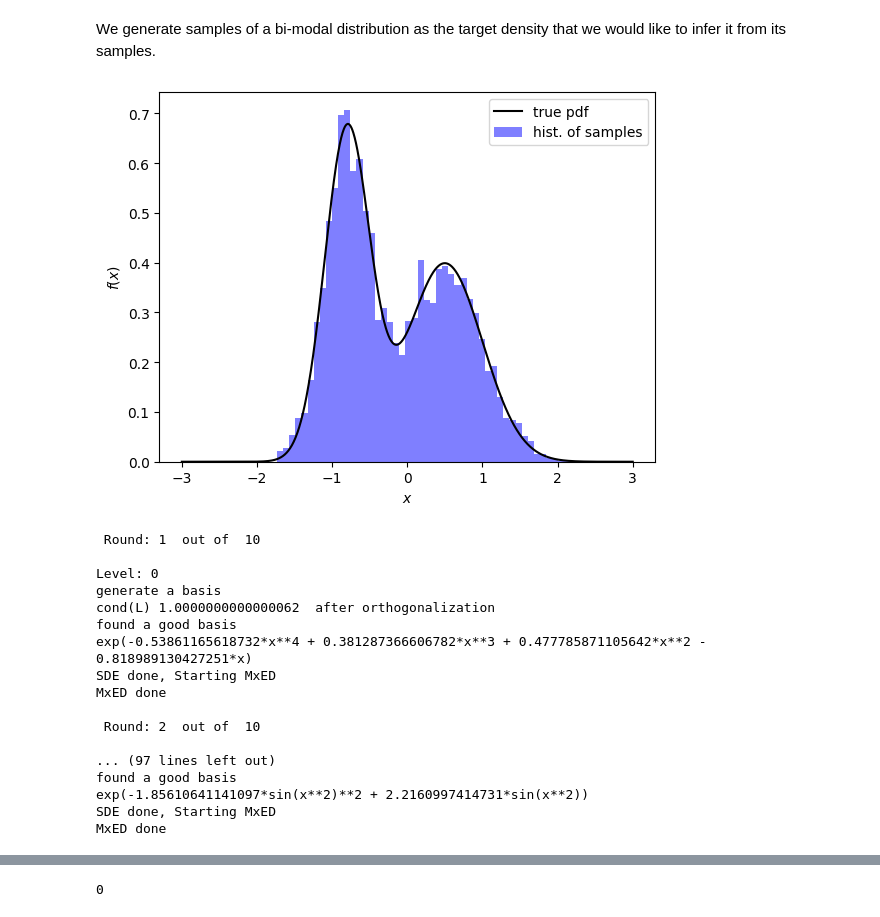
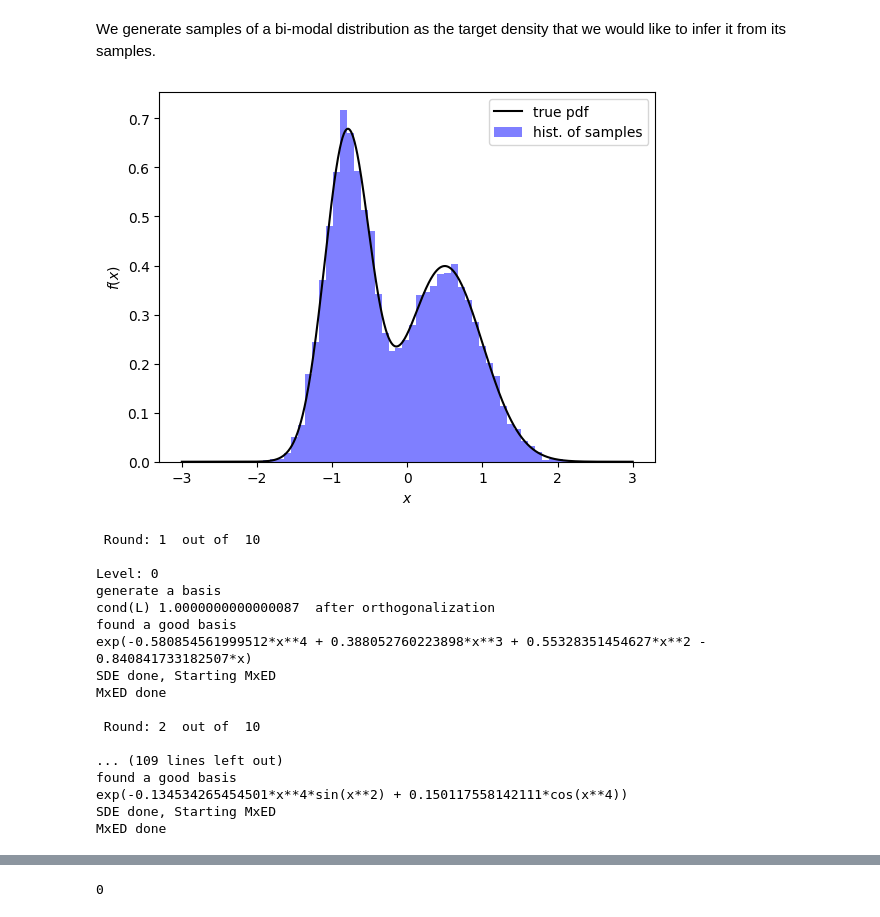
Before and after one commit to mohsensadr/MESSY, a Jupyter notebook: example/BiModal_1D.ipynb, the cells around one changed output, grey strips where cells are left out. Saved outputs shown, nothing was run; the diff lists cells and outputs as text; code cells hidden in the pictures.

```diff
--- a/example/BiModal_1D.ipynb
+++ b/example/BiModal_1D.ipynb
@@ -11,25 +11,25 @@ We generate samples of a bi-modal distribution as the target density that we wou
 # %%
 def Gaussian(x,mu,sig):
   return 1.0/(sig*np.sqrt(2.0*np.pi)) * np.exp(-0.5*(x-mu)**2/sig**2)
 
 def bi_mod(x,mu1,mu2,sig1,sig2):
   return 0.5*( Gaussian(x,mu1,sig1) + Gaussian(x,mu2,sig2) )
 
-n_samples = 5000
+n_samples = 10000
 mu1 = -0.8; mu2=0.5; sig1=0.3; sig2 = 0.5
 X = np.concatenate([np.random.normal(mu1,sig1,int(n_samples/2)), np.random.normal(mu2,sig2,n_samples-int(n_samples/2))])
 true_pdf = lambda x: bi_mod(x,mu1,mu2,sig1,sig2)
 
 xx = np.linspace(-3, 3, 1000) # for plotting
 fig, ax = plt.subplots()
 ax.plot(xx, true_pdf(xx), color="black", label = "true pdf")
 _ = ax.hist(X, color="blue", label = "hist. of samples", density=True, bins=50, alpha=0.5)
 ax.set_xlabel(r"$x$")
 ax.set_ylabel(r"$f(x)$")
 ax.legend()
 plt.show()
 # %% [output]
-[figure, old version]
+[figure, new version]
 # %%
 highest_order = 2
 x = sp.symbols('x', real=True)
@@ -46,17 +46,17 @@ dic, best_iter = messy.get_pdf(X, N_iters=10)
 
 Level: 0
 generate a basis
-cond(L) 1.0000000000000062  after orthogonalization
+cond(L) 1.0000000000000087  after orthogonalization
 found a good basis
-exp(-0.53861165618732*x**4 + 0.381287366606782*x**3 + 0.477785871105642*x**2 - 0.818989130427251*x)
+exp(-0.580854561999512*x**4 + 0.388052760223898*x**3 + 0.55328351454627*x**2 - 0.840841733182507*x)
 SDE done, Starting MxED
 MxED done
 
  Round: 2  out of  10
 
-... (97 lines left out)
+... (109 lines left out)
 found a good basis
-exp(-1.85610641141097*sin(x**2)**2 + 2.2160997414731*sin(x**2))
+exp(-0.134534265454501*x**4*sin(x**2) + 0.150117558142111*cos(x**4))
 SDE done, Starting MxED
 MxED done
 # %%
```
Also changed, not shown: parts of 1 cell of this notebook, 3 other files.
